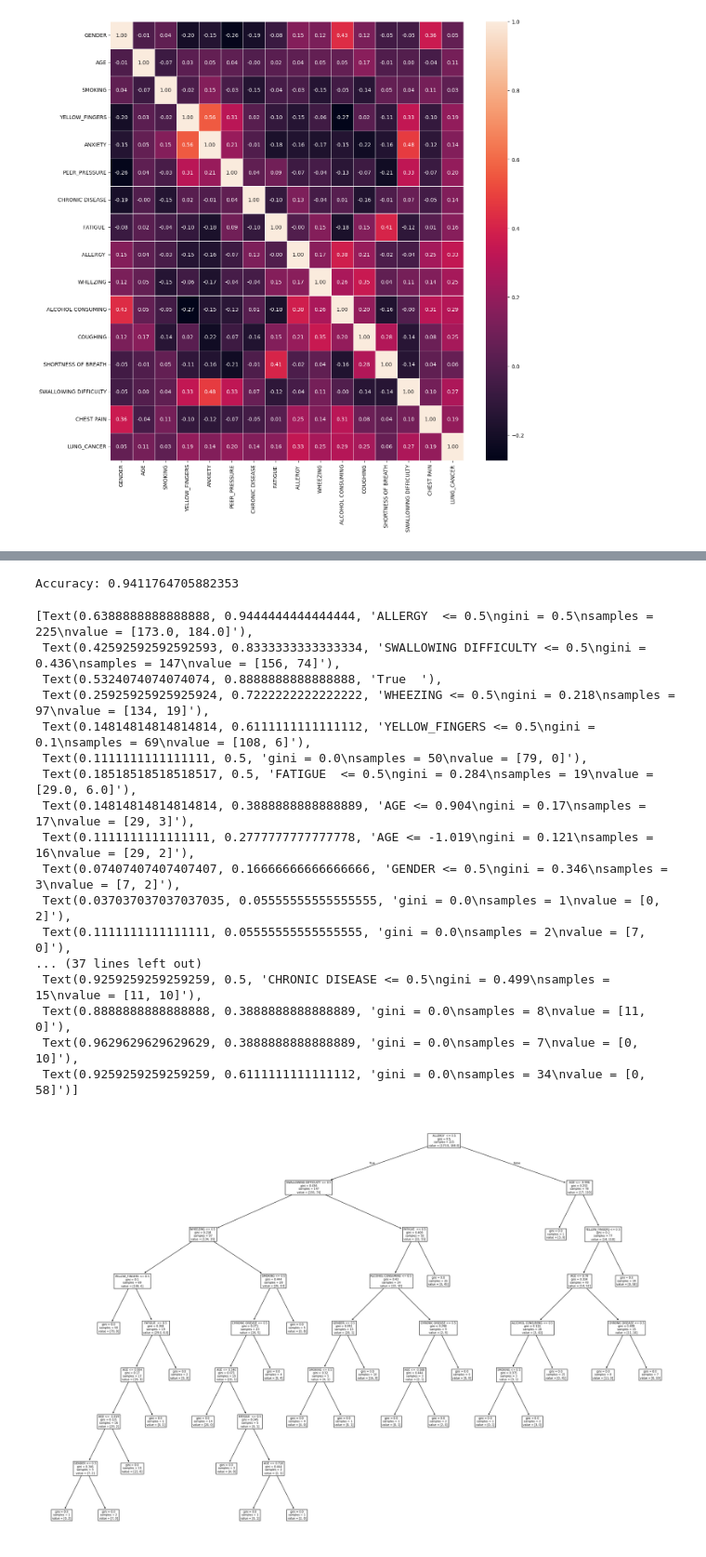
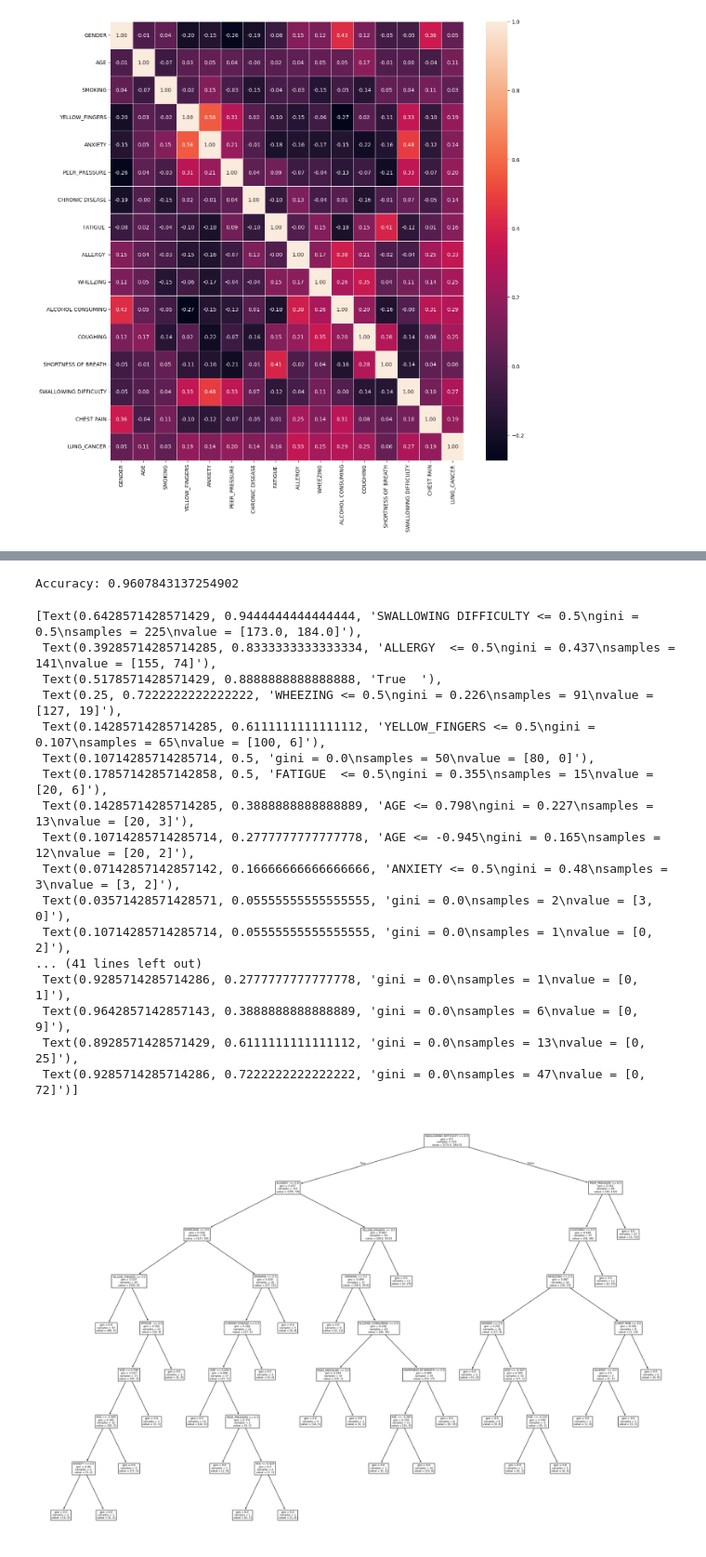
Before and after one commit to Bread88-bit/upgraded-broccoli, a Jupyter notebook: lungcancerprediction.ipynb, the cells around one changed output, grey strips where cells are left out. Shown at 93% size. Cells and saved outputs as stored; diff of their text form; code cells hidden in the pictures.

```diff
--- a/lungcancerprediction.ipynb
+++ b/lungcancerprediction.ipynb
@@ -256,33 +266,33 @@ plt.show()
 # %%
 #out-of-bag metric -- Improving Decision Tree
 from sklearn.ensemble import BaggingClassifier
 
-oob_model = BaggingClassifier(n_estimators = 30, oob_score = True,random_state = 42)
+oob_model = BaggingClassifier(n_estimators = 100, oob_score = True,random_state = 42)
 oob_model.fit(X_train, y_train)
 print("Accuracy:",oob_model.oob_score_)
 
 plt.figure(figsize=(30, 20))
 tree.plot_tree(oob_model.estimators_[0], feature_names = features)
 # %% [output]
-Accuracy: 0.9411764705882353
+Accuracy: 0.9607843137254902
-[Text(0.6388888888888888, 0.9444444444444444, 'ALLERGY  <= 0.5\ngini = 0.5\nsamples = 225\nvalue = [173.0, 184.0]'),
- Text(0.42592592592592593, 0.8333333333333334, 'SWALLOWING DIFFICULTY <= 0.5\ngini = 0.436\nsamples = 147\nvalue = [156, 74]'),
- Text(0.5324074074074074, 0.8888888888888888, 'True  '),
- Text(0.25925925925925924, 0.7222222222222222, 'WHEEZING <= 0.5\ngini = 0.218\nsamples = 97\nvalue = [134, 19]'),
- Text(0.14814814814814814, 0.6111111111111112, 'YELLOW_FINGERS <= 0.5\ngini = 0.1\nsamples = 69\nvalue = [108, 6]'),
- Text(0.1111111111111111, 0.5, 'gini = 0.0\nsamples = 50\nvalue = [79, 0]'),
- Text(0.18518518518518517, 0.5, 'FATIGUE  <= 0.5\ngini = 0.284\nsamples = 19\nvalue = [29.0, 6.0]'),
- Text(0.14814814814814814, 0.3888888888888889, 'AGE <= 0.904\ngini = 0.17\nsamples = 17\nvalue = [29, 3]'),
- Text(0.1111111111111111, 0.2777777777777778, 'AGE <= -1.019\ngini = 0.121\nsamples = 16\nvalue = [29, 2]'),
- Text(0.07407407407407407, 0.16666666666666666, 'GENDER <= 0.5\ngini = 0.346\nsamples = 3\nvalue = [7, 2]'),
- Text(0.037037037037037035, 0.05555555555555555, 'gini = 0.0\nsamples = 1\nvalue = [0, 2]'),
- Text(0.1111111111111111, 0.05555555555555555, 'gini = 0.0\nsamples = 2\nvalue = [7, 0]'),
-... (37 lines left out)
- Text(0.9259259259259259, 0.5, 'CHRONIC DISEASE <= 0.5\ngini = 0.499\nsamples = 15\nvalue = [11, 10]'),
- Text(0.8888888888888888, 0.3888888888888889, 'gini = 0.0\nsamples = 8\nvalue = [11, 0]'),
- Text(0.9629629629629629, 0.3888888888888889, 'gini = 0.0\nsamples = 7\nvalue = [0, 10]'),
- Text(0.9259259259259259, 0.6111111111111112, 'gini = 0.0\nsamples = 34\nvalue = [0, 58]')]
+[Text(0.6428571428571429, 0.9444444444444444, 'SWALLOWING DIFFICULTY <= 0.5\ngini = 0.5\nsamples = 225\nvalue = [173.0, 184.0]'),
+ Text(0.39285714285714285, 0.8333333333333334, 'ALLERGY  <= 0.5\ngini = 0.437\nsamples = 141\nvalue = [155, 74]'),
+ Text(0.5178571428571429, 0.8888888888888888, 'True  '),
+ Text(0.25, 0.7222222222222222, 'WHEEZING <= 0.5\ngini = 0.226\nsamples = 91\nvalue = [127, 19]'),
+ Text(0.14285714285714285, 0.6111111111111112, 'YELLOW_FINGERS <= 0.5\ngini = 0.107\nsamples = 65\nvalue = [100, 6]'),
+ Text(0.10714285714285714, 0.5, 'gini = 0.0\nsamples = 50\nvalue = [80, 0]'),
+ Text(0.17857142857142858, 0.5, 'FATIGUE  <= 0.5\ngini = 0.355\nsamples = 15\nvalue = [20, 6]'),
+ Text(0.14285714285714285, 0.3888888888888889, 'AGE <= 0.798\ngini = 0.227\nsamples = 13\nvalue = [20, 3]'),
+ Text(0.10714285714285714, 0.2777777777777778, 'AGE <= -0.945\ngini = 0.165\nsamples = 12\nvalue = [20, 2]'),
+ Text(0.07142857142857142, 0.16666666666666666, 'ANXIETY <= 0.5\ngini = 0.48\nsamples = 3\nvalue = [3, 2]'),
+ Text(0.03571428571428571, 0.05555555555555555, 'gini = 0.0\nsamples = 2\nvalue = [3, 0]'),
+ Text(0.10714285714285714, 0.05555555555555555, 'gini = 0.0\nsamples = 1\nvalue = [0, 2]'),
+... (41 lines left out)
+ Text(0.9285714285714286, 0.2777777777777778, 'gini = 0.0\nsamples = 1\nvalue = [0, 1]'),
+ Text(0.9642857142857143, 0.3888888888888889, 'gini = 0.0\nsamples = 6\nvalue = [0, 9]'),
+ Text(0.8928571428571429, 0.6111111111111112, 'gini = 0.0\nsamples = 13\nvalue = [0, 25]'),
+ Text(0.9285714285714286, 0.7222222222222222, 'gini = 0.0\nsamples = 47\nvalue = [0, 72]')]
-[figure, old version]
+[figure, new version]
 # %%
 #Cross Validation -- Further Improving Decicision Tree
 #K-Fold
```
Also changed, not shown: parts of 8 cells of this notebook.
